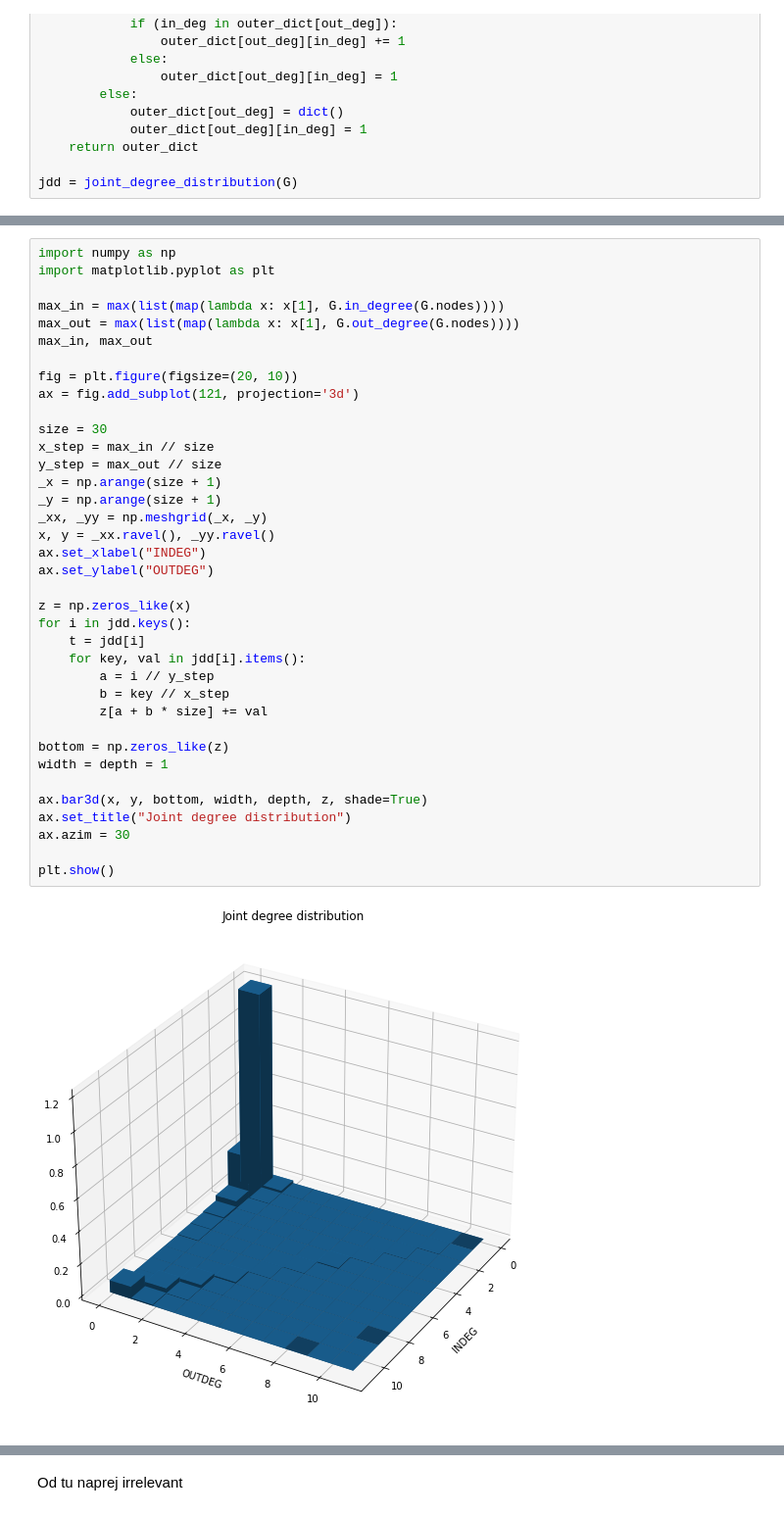
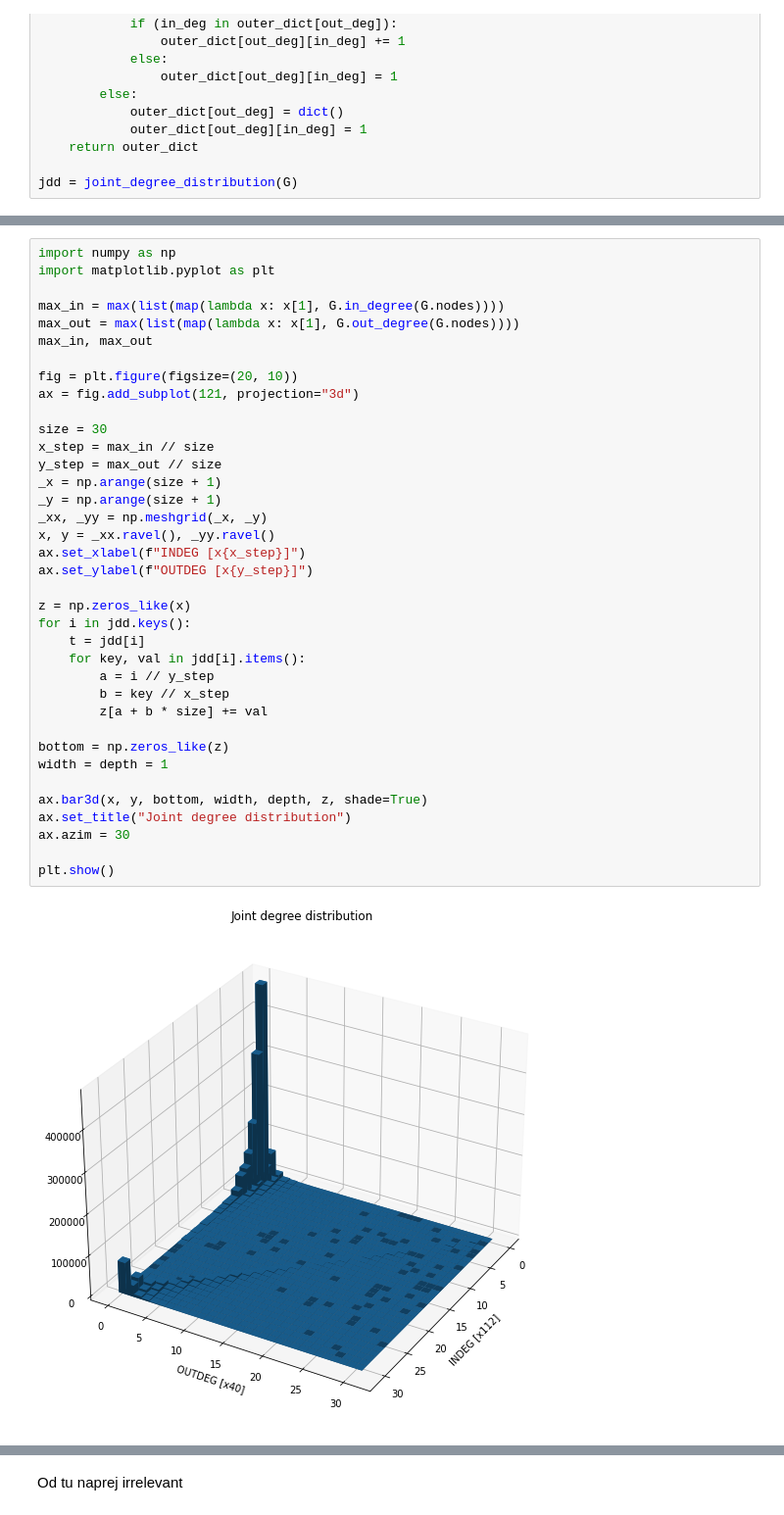
Before and after one commit to mbombek/ina_project, a Jupyter notebook: runner.ipynb, the cells around one changed output, grey strips where cells are left out. Shown: that part at 98% size. Saved outputs shown, nothing was run; the diff lists cells and outputs as text.

```diff
--- a/runner.ipynb
+++ b/runner.ipynb
@@ -102,34 +96,34 @@ max_in = max(list(map(lambda x: x[1], G.in_degree(G.nodes))))
 max_out = max(list(map(lambda x: x[1], G.out_degree(G.nodes))))
 max_in, max_out
 
 fig = plt.figure(figsize=(20, 10))
-ax = fig.add_subplot(121, projection='3d')
+ax = fig.add_subplot(121, projection="3d")
 
 size = 30
 x_step = max_in // size
 y_step = max_out // size
 _x = np.arange(size + 1)
 _y = np.arange(size + 1)
 _xx, _yy = np.meshgrid(_x, _y)
 x, y = _xx.ravel(), _yy.ravel()
-ax.set_xlabel("INDEG")
-ax.set_ylabel("OUTDEG")
+ax.set_xlabel(f"INDEG [x{x_step}]")
+ax.set_ylabel(f"OUTDEG [x{y_step}]")
 
 z = np.zeros_like(x)
 for i in jdd.keys():
     t = jdd[i]
     for key, val in jdd[i].items():
         a = i // y_step
         b = key // x_step
         z[a + b * size] += val
 
 bottom = np.zeros_like(z)
 width = depth = 1
 
 ax.bar3d(x, y, bottom, width, depth, z, shade=True)
 ax.set_title("Joint degree distribution")
 ax.azim = 30
 
 plt.show()
 # %% [output]
-[figure, old version]
+[figure, new version]
```
Also changed, not shown: parts of 4 cells of this notebook.
